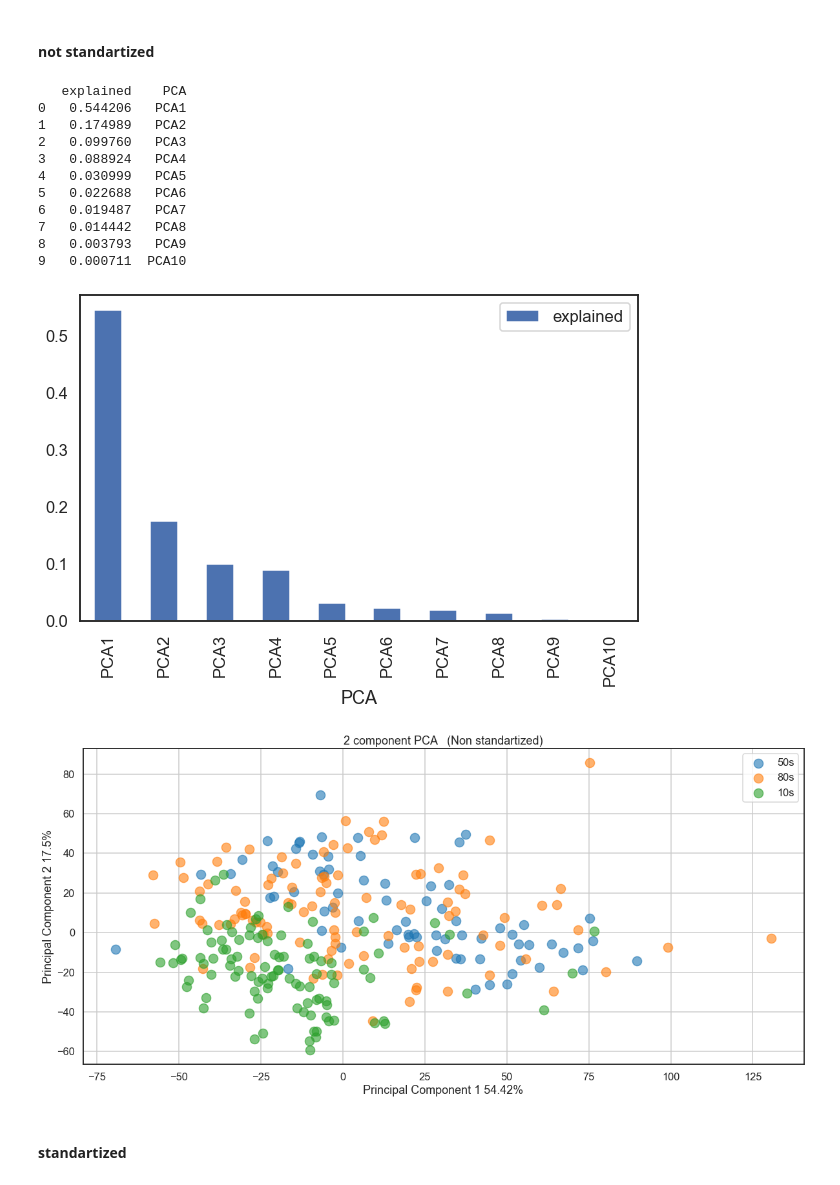
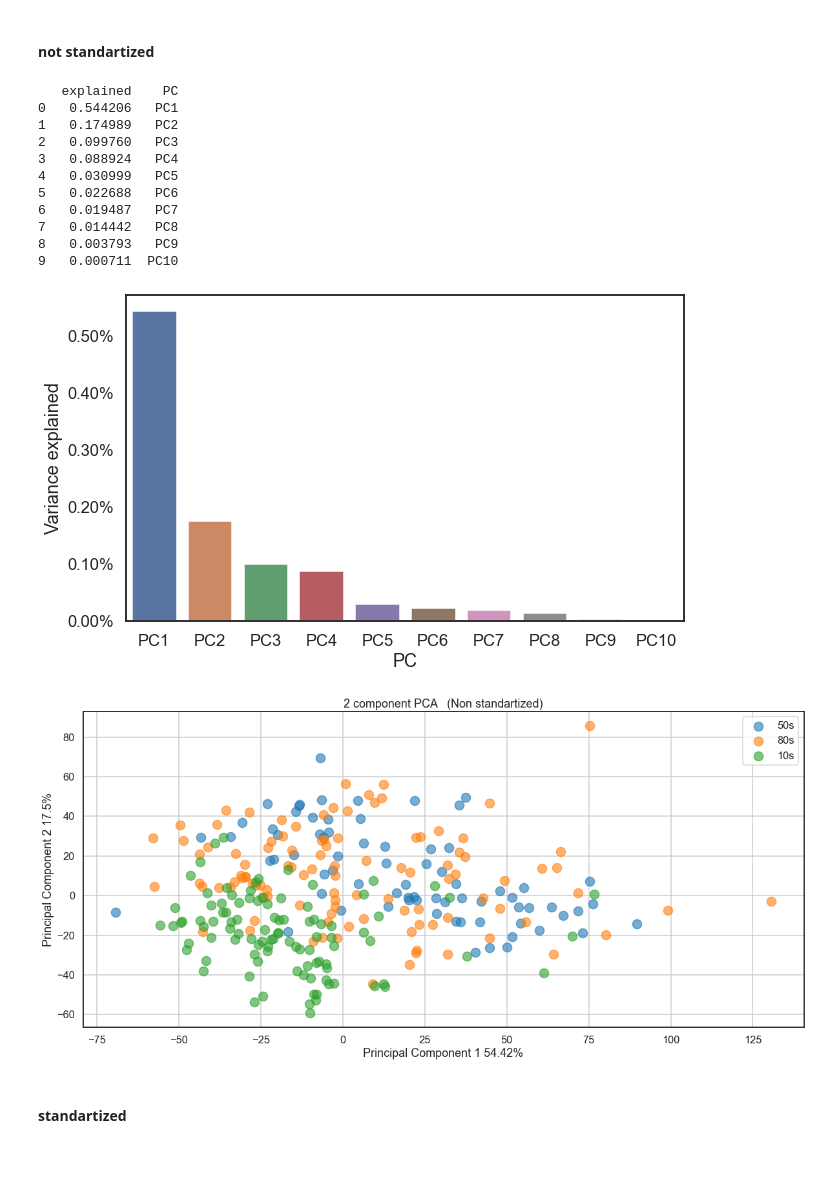
Before and after one commit to dovmar/PDVS, a Jupyter notebook: Lab_2/Lab-2.ipynb, the cells around one changed output. Cells and saved outputs as stored; diff of their text form; code cells hidden in the pictures; blank space fills up the shorter version.

```diff
--- a/Lab_2/Lab-2.ipynb
+++ b/Lab_2/Lab-2.ipynb
@@ -125,9 +125,14 @@ def do_pca(df, standartize = False,title=""):
 
     exvar = pca.explained_variance_ratio_
     explained =  pd.DataFrame(
-        {"explained":exvar, "PCA":["PCA"+str(i) for i in range(1, len(exvar)+1)]})
+        {"explained":exvar, "PC":["PC"+str(i) for i in range(1, len(exvar)+1)]})
     print(explained)
-    explained.plot.bar(x = 'PCA', y = 'explained', figsize = (10, 6))
+
+    fig = plt.figure(figsize=(10, 6))
+    ax = fig.add_subplot(1,1,1)
+    ax=sns.barplot(x="PC",y="explained",data=explained,ax=ax)
+    ax.set_ylabel("Variance explained")
+    ax.yaxis.set_major_formatter(mpl.ticker.PercentFormatter())
 
     x_pca['key']= y
     names = ["PC" + str(i) for i in range(len(x_pca.columns)-1)]
@@ -135,5 +140,3 @@ def do_pca(df, standartize = False,title=""):
     x_pca.columns = names
 
     plot_pca(x_pca, exvar,title)
-
-    return pca.components_
@@ -142,20 +145,20 @@ df_small = df.drop(columns=["tempo","liveness","valence"])
 # %% [markdown]
 #### not standartized
 # %%
-p = do_pca(df, False,"Non standartized")
+do_pca(df, False,"Non standartized")
 # %% [output]
-   explained    PCA
-0   0.544206   PCA1
-1   0.174989   PCA2
-2   0.099760   PCA3
-3   0.088924   PCA4
-4   0.030999   PCA5
-5   0.022688   PCA6
-6   0.019487   PCA7
-7   0.014442   PCA8
-8   0.003793   PCA9
-9   0.000711  PCA10
+   explained    PC
+0   0.544206   PC1
+1   0.174989   PC2
+2   0.099760   PC3
+3   0.088924   PC4
+4   0.030999   PC5
+5   0.022688   PC6
+6   0.019487   PC7
+7   0.014442   PC8
+8   0.003793   PC9
+9   0.000711  PC10
-[figure, old version]
+[figure, new version]
 [figure]
 # %% [markdown]
 #### standartized
```
Also changed, not shown: parts of 17 cells of this notebook, 3 other files.
